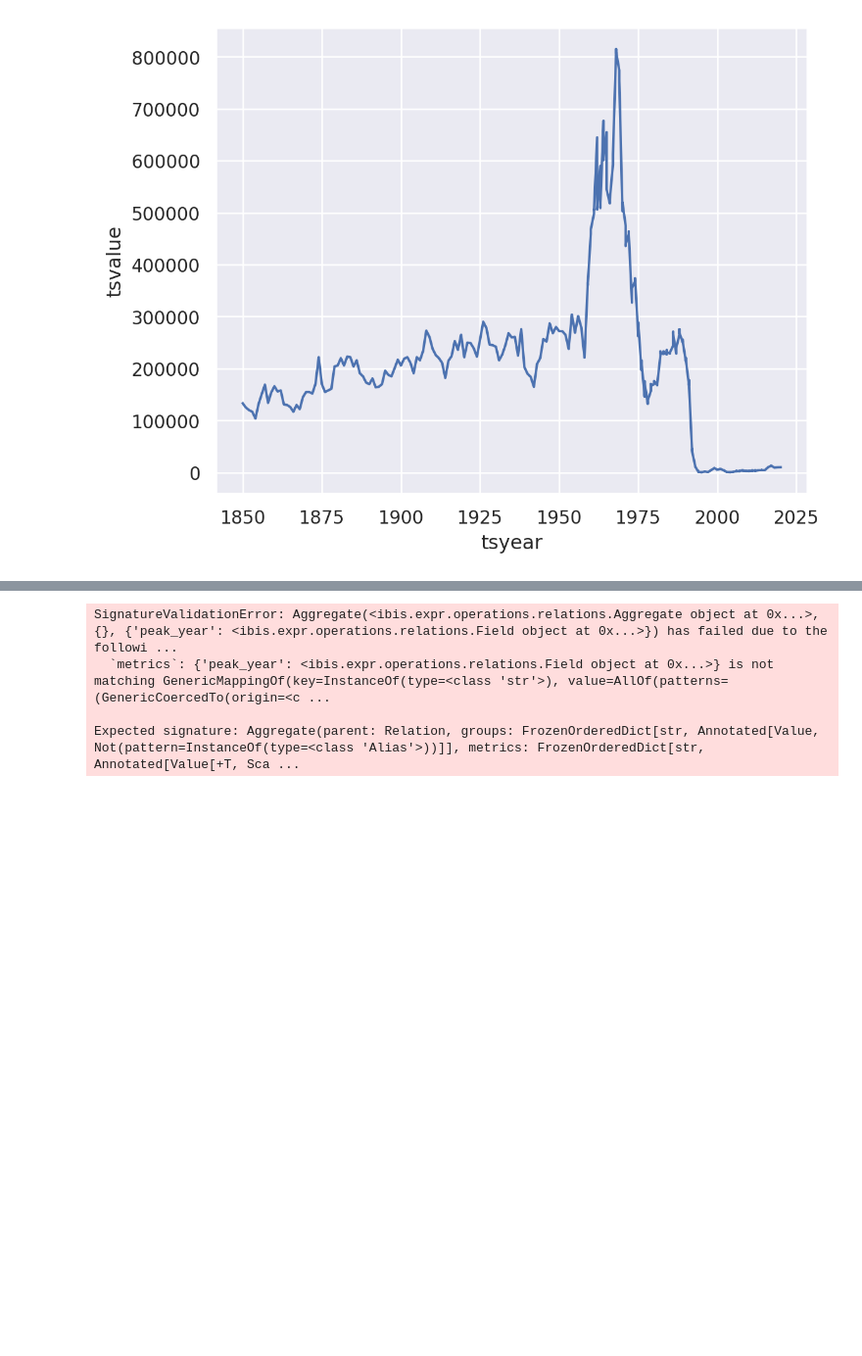
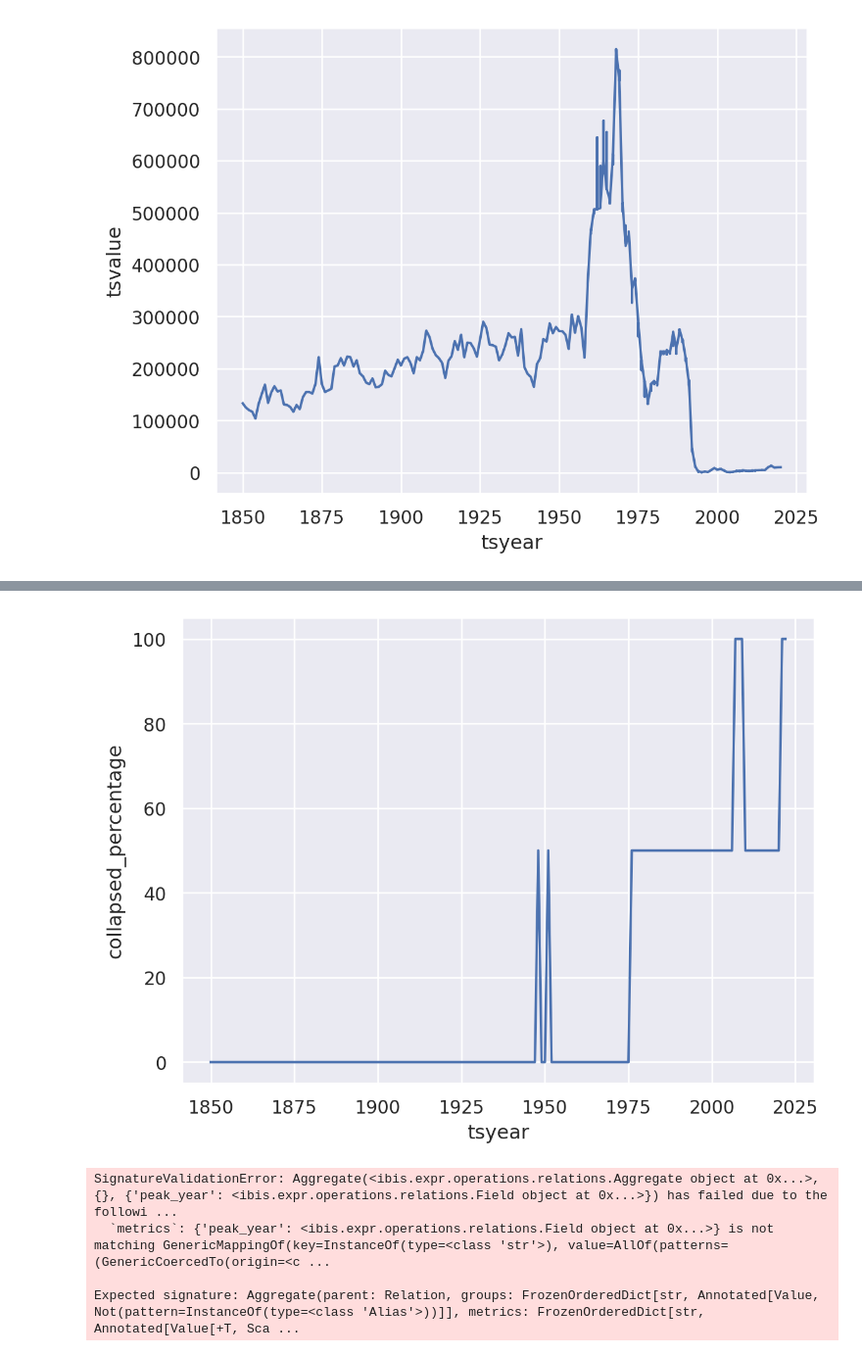
Before and after one commit to espm-288/fish-a_team_fish, a Jupyter notebook: notebook.ipynb, the cells around one changed output, grey strips where cells are left out. Shown: that part at 98% size. Drawn from its saved outputs; the diff is of its cells as text; code cells hidden in the pictures; blank space fills up the shorter version.

```diff
--- a/notebook.ipynb
+++ b/notebook.ipynb
@@ -183,0 +229,9 @@ We seek to replicate the temporal trend in stock declines shown in [Worm et al 2
+# %%
+avg_year_new = (cod_catch
+.group_by(_.tsyear, _.primary_FAOarea)
+.aggregate(ts_sum=_.tsvalue.sum(),
+year_count=_.tsyear.count())
+.mutate(avg_ts_value = _.ts_sum/_.year_count)
+)
+
+avg_year_new.execute()
@@ -183,0 +252,7 @@ We seek to replicate the temporal trend in stock declines shown in [Worm et al 2
+# %%
+crash_all = (avg_year_new
+.order_by(_.tsyear)
+.mutate(collapsed = _.avg_ts_value< 0.1 * _.avg_ts_value.cummax()) # ordered mutate
+)
+
+crash_all.execute()
@@ -183,0 +273,10 @@ We seek to replicate the temporal trend in stock declines shown in [Worm et al 2
+# %%
+collapsed_percentage = (
+    crash_all
+    .group_by(_.tsyear)
+    .aggregate(
+        total_stocks=_.count(),
+        collapsed_stocks=_.collapsed.sum()
+    )
+    )
+collapsed_percentage.execute()
@@ -183,0 +297,5 @@ We seek to replicate the temporal trend in stock declines shown in [Worm et al 2
+# %%
+percentage_collapsed = collapsed_percentage.mutate(
+        collapsed_percentage=(collapsed_percentage.collapsed_stocks / collapsed_percentage.total_stocks) * 100)
+
+percentage_collapsed.execute()
@@ -184,3 +316,7 @@ We seek to replicate the temporal trend in stock declines shown in [Worm et al 2
+# %%
+so.Plot(percentage_collapsed, x = "tsyear", y = "collapsed_percentage").add(so.Lines())
+# %% [output]
+[figure, added]
 # %%
 peaks = (
     fish
```
Also changed, not shown: parts of 9 cells of this notebook.
